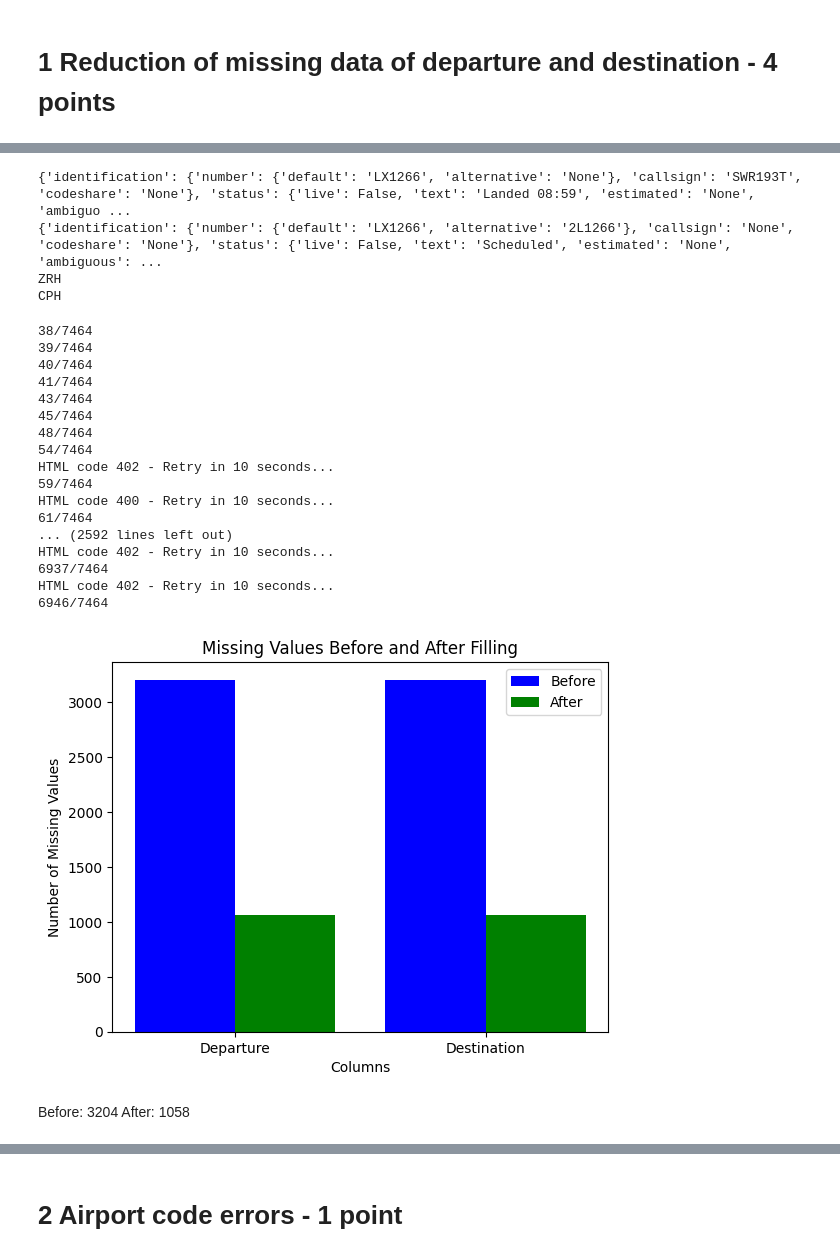
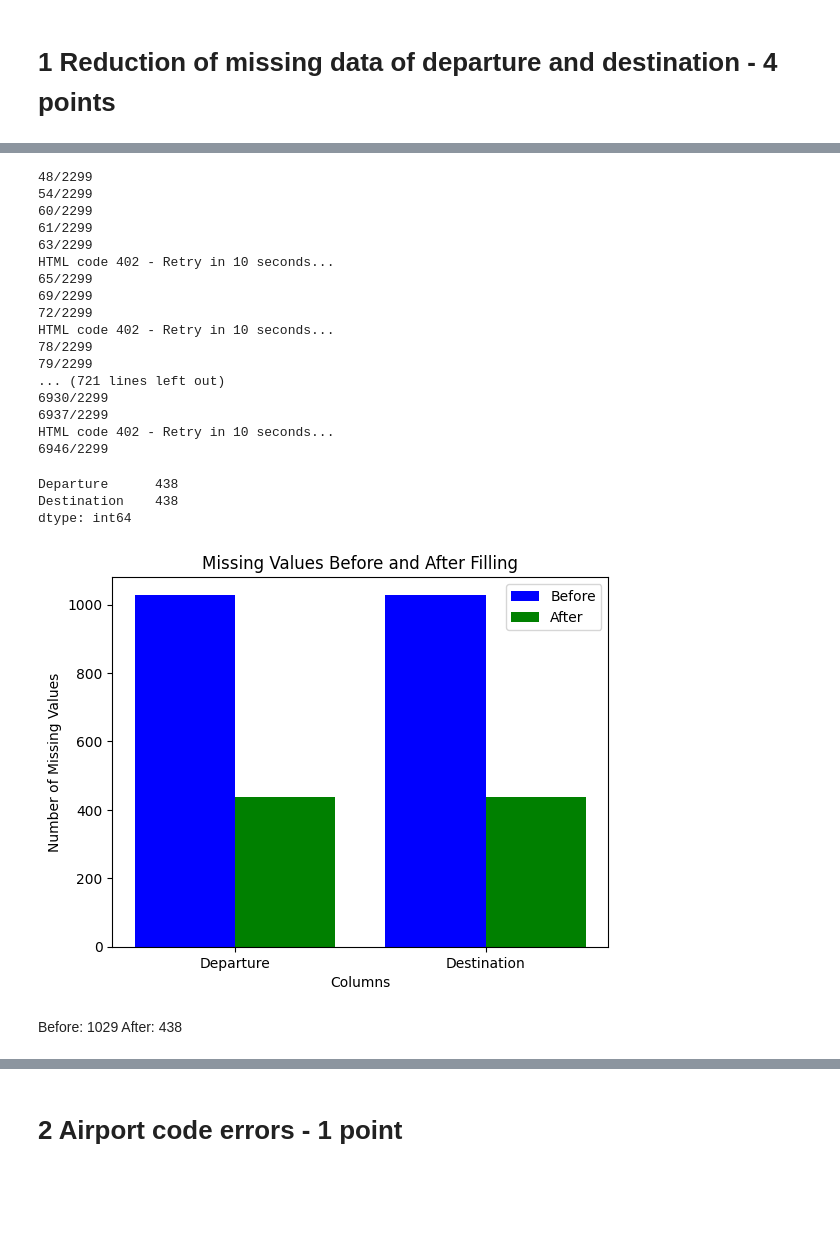
Before and after one commit to gelpkmar/IVDA-A3, a Jupyter notebook: assignment3_Gelpke_Marlon.ipynb, the cells around one changed output, grey strips where cells are left out. Drawn from its saved outputs; the diff is of its cells as text; code cells hidden in the pictures; blank space fills up the shorter version.

```diff
--- a/assignment3_Gelpke_Marlon.ipynb
+++ b/assignment3_Gelpke_Marlon.ipynb
@@ -13,7 +17,14 @@ data = pd.read_csv(file_path, sep=';')
+# %%
+# Setup of a "data_trips" Dataframe, containing all individual trips
+data_trips = data[["Flight number", "Aircraft type", "Segments", "Service class", "Department"]]
+
+# Setup of a "data_flights" Dataframe, containing all flights
+data_flights_temp = data[["Flight number", "Departure", "Destination", "Total Distance [km]", "CO2 RFI 2 + emissions jet fuel production 15.2% [t]"]]
+data_flights = data_flights_temp.drop_duplicates(subset='Flight number', keep='last') # As the whole dataset only has about 2k unique flight numbers, the rest can be dropped.
 # %% [markdown]
 # 1 Reduction of missing data of departure and destination - 4 points
 # %%
 # Check for missing values
-missing_values = data[['Departure', 'Destination']].isna().sum()
+missing_values = data_flights[['Departure', 'Destination']].isna().sum()
 print(missing_values)
 # %% [output]
@@ -43,23 +34,18 @@ print(filtered_data[["Flight number", "Departure", "Destination"]])
 # %%
 fd = FlightData()
 
-flight = fd.get_history_by_flight_number('LX1266')
+# flight = fd.get_history_by_flight_number('LX1266')
 
-print(flight[-1])
-print(flight[0])
+# print(flight[-1])
+# print(flight[0])
 
 
-print(flight[-1]["airport"]["origin"]["code"]["iata"])
-print(flight[-1]["airport"]["destination"]["code"]["iata"])
+# print(flight[-1]["airport"]["origin"]["code"]["iata"])
+# print(flight[-1]["airport"]["destination"]["code"]["iata"])
-# %% [output]
-{'identification': {'number': {'default': 'LX1266', 'alternative': 'None'}, 'callsign': 'SWR193T', 'codeshare': 'None'}, 'status': {'live': False, 'text': 'Landed 08:59', 'estimated': 'None', 'ambiguo ...
-{'identification': {'number': {'default': 'LX1266', 'alternative': '2L1266'}, 'callsign': 'None', 'codeshare': 'None'}, 'status': {'live': False, 'text': 'Scheduled', 'estimated': 'None', 'ambiguous': ...
-ZRH
-CPH
 # %%
 
 def retrieve_missing_info(row):
-    if (pd.isnull(row['Departure']) or pd.isnull(row['Destination'])) and row.name in filtered_data.index:
+    if (pd.isnull(row['Departure']) or pd.isnull(row['Destination'])):
         try:
             if len(fd.get_flights(row['Flight number'])) > 0:
                 flight_info = fd.get_history_by_flight_number(row['Flight number'])  # Retrieve flight information based on past flights.
@@ -71,51 +57,56 @@ def retrieve_missing_info(row):
             print(f"Error retrieving departure for flight {row['Flight number']}: {e}")
     return row
 # %%
-data = data.apply(retrieve_missing_info, axis=1)
+t1_data_flights = data_flights.apply(retrieve_missing_info, axis=1)
 # %% [output]
-38/7464
-39/7464
-40/7464
-41/7464
-43/7464
-45/7464
-48/7464
-54/7464
+48/2299
+54/2299
+60/2299
+61/2299
+63/2299
 HTML code 402 - Retry in 10 seconds...
-59/7464
-HTML code 400 - Retry in 10 seconds...
-61/7464
-... (2592 lines left out)
+65/2299
+69/2299
+72/2299
 HTML code 402 - Retry in 10 seconds...
-6937/7464
+78/2299
+79/2299
+... (721 lines left out)
+6930/2299
+6937/2299
 HTML code 402 - Retry in 10 seconds...
-6946/7464
+6946/2299
 # %%
 
 # Plot before filling missing values
 missing_before = missing_values
 
 # After filling missing values
-missing_after = data[['Departure', 'Destination']].isnull().sum()
+missing_after = t1_data_flights[['Departure', 'Destination']].isnull().sum()
+
+print(missing_after)
 
 # Plotting
 labels = ['Departure', 'Destination']
 before_counts = [missing_before['Departure'], missing_before['Destination']]
 after_counts = [missing_after['Departure'], missing_after['Destination']]
 
 x = range(len(labels))
 
 plt.bar(x, before_counts, width=0.4, label='Before', color='blue', align='center')
 plt.bar([p + 0.4 for p in x], after_counts, width=0.4, label='After', color='green', align='center')
 
 plt.xlabel('Columns')
 plt.ylabel('Number of Missing Values')
 plt.title('Missing Values Before and After Filling')
 plt.xticks([p + 0.2 for p in x], labels)
 plt.legend()
 plt.show()
 # %% [output]
+Departure      438
+Destination    438
+dtype: int64
-[figure, old version]
+[figure, new version]
 # %% [markdown]
-Before: 3204
-After: 1058
+Before: 1029
+After: 438
```
Also changed, not shown: parts of 25 cells of this notebook.
